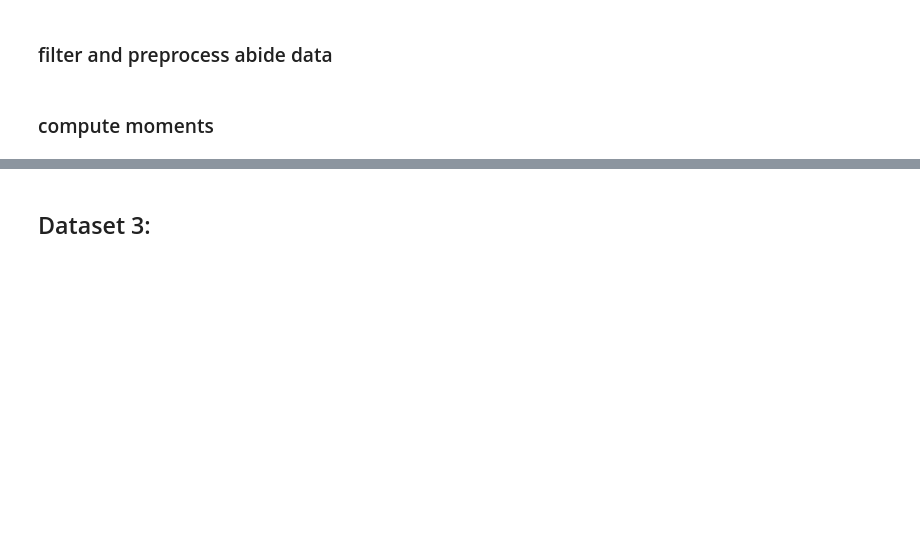
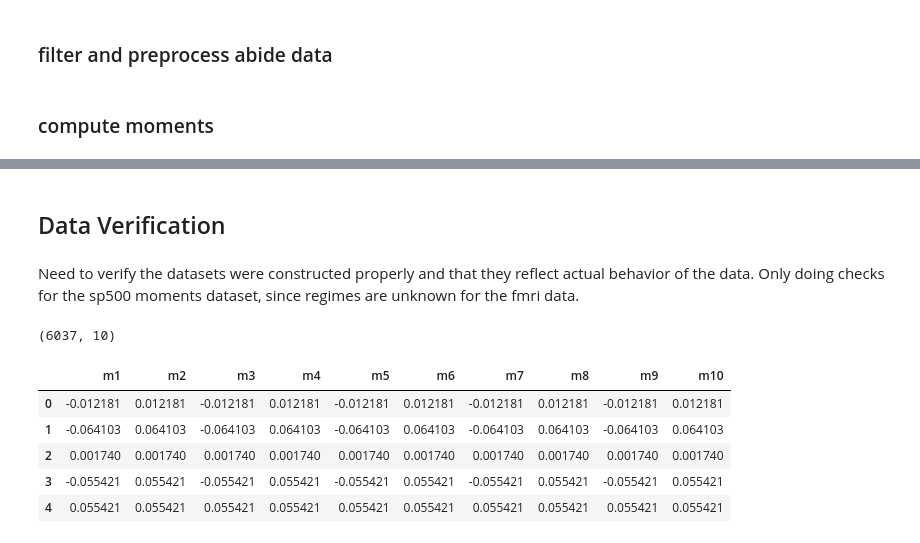
Before and after one commit to alan-w25/ese4380-project, a Jupyter notebook: notebooks/external_data_construction.ipynb, the cells around one changed output, grey strips where cells are left out. Cells and saved outputs as stored; diff of their text form; code cells hidden in the pictures; blank space fills up the shorter version.

Commit message:
validated external data source

```diff
--- a/notebooks/external_data_construction.ipynb
+++ b/notebooks/external_data_construction.ipynb
@@ -256,5 +373,19 @@ ad_moments_df = pd.DataFrame(
 # %%
 healthy_moments_df.to_csv('../data/abide_healthy_moments_100.csv', index=False)
 ad_moments_df.to_csv('../data/abide_ad_moments_100.csv', index=False)
-# %% [markdown]
-## Dataset 3:
+# %% [markdown]
+## Data Verification
+# %% [markdown]
+Need to verify the datasets were constructed properly and that they reflect actual behavior of the data. Only doing checks for the sp500 moments dataset, since regimes are unknown for the fmri data.
+# %%
+sp_moments = pd.read_csv('../data/sp500_moments.csv')
+print(sp_moments.shape)
+sp_moments.head()
+# %% [output]
+(6037, 10)
+|  | m1 | m2 | m3 | m4 | m5 | m6 | m7 | m8 | m9 | m10 |
+| 0 | -0.012181 | 0.012181 | -0.012181 | 0.012181 | -0.012181 | 0.012181 | -0.012181 | 0.012181 | -0.012181 | 0.012181 |
+| 1 | -0.064103 | 0.064103 | -0.064103 | 0.064103 | -0.064103 | 0.064103 | -0.064103 | 0.064103 | -0.064103 | 0.064103 |
+| 2 | 0.001740 | 0.001740 | 0.001740 | 0.001740 | 0.001740 | 0.001740 | 0.001740 | 0.001740 | 0.001740 | 0.001740 |
+| 3 | -0.055421 | 0.055421 | -0.055421 | 0.055421 | -0.055421 | 0.055421 | -0.055421 | 0.055421 | -0.055421 | 0.055421 |
+| 4 | 0.055421 | 0.055421 | 0.055421 | 0.055421 | 0.055421 | 0.055421 | 0.055421 | 0.055421 | 0.055421 | 0.055421 |
```
Also changed, not shown: parts of 7 cells of this notebook, 2 other files.
